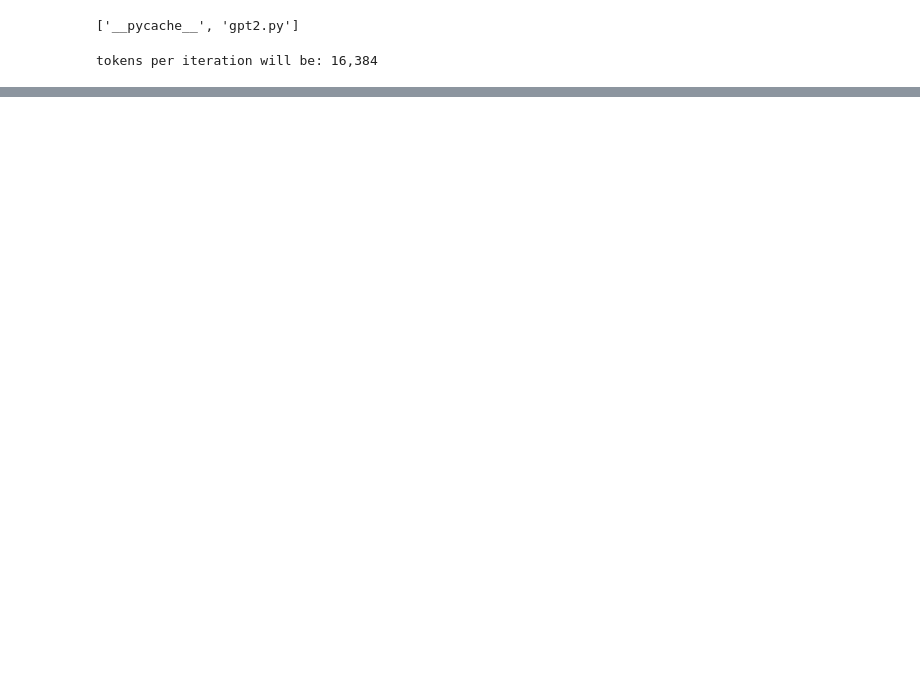
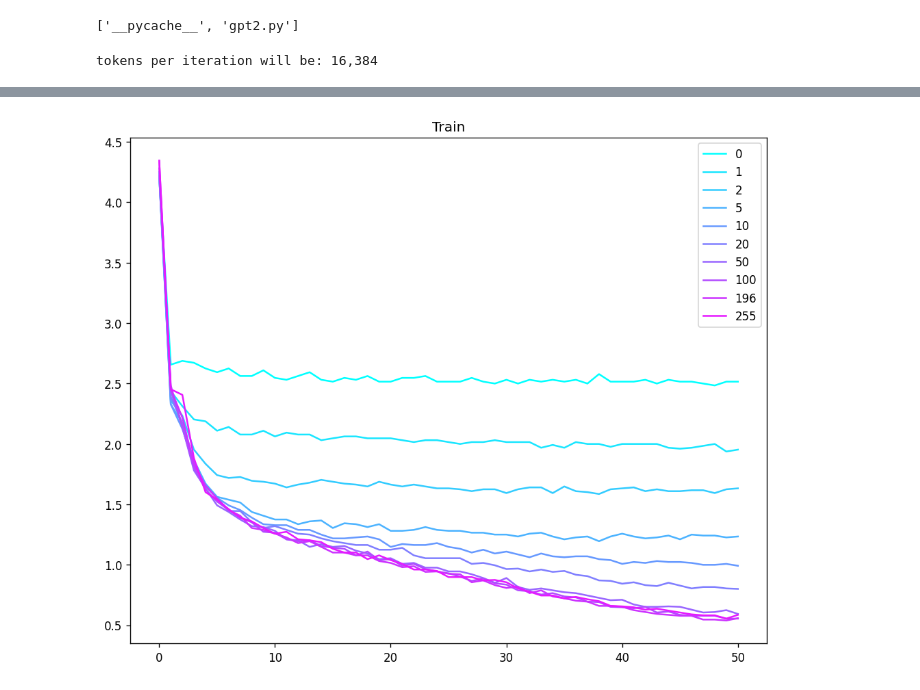
Before and after one commit to kirill-fedyanin/sequence_diversity, a Jupyter notebook: notebooks/nano.ipynb, the cells around one changed output, grey strips where cells are left out. Saved outputs shown, nothing was run; the diff lists cells and outputs as text; code cells hidden in the pictures; blank space fills up the shorter version.

```diff
--- a/notebooks/nano.ipynb
+++ b/notebooks/nano.ipynb
@@ -334,0 +363,19 @@ using fused AdamW: True
+# %%
+train_token_losses = torch.stack(train_token_losses).detach().cpu().float()
+val_token_losses = torch.stack(val_token_losses).detach().cpu().float()
+# train_token_losses
+# %%
+# # train_token_losses.shape
+ids = [0, 1, 2, 5, 10, 20, 50, 100, 196, 255]
+# ids = [0, 50, 250]
+# plt.plot(train_token_losses[10].detach().float().cpu())
+
+cmap = plt.get_cmap('cool')
+plt.figure(figsize=(10, 8), dpi=120)
+plt.title('Train')
+for i, idx in enumerate(ids):
+    plt.plot(train_token_losses[:, idx], label=idx, color=cmap(i/len(ids)))
+plt.legend()
+plt.show()
+# %% [output]
+[figure, added]
```
Also changed, not shown: parts of 7 cells of this notebook, 8 other files.
